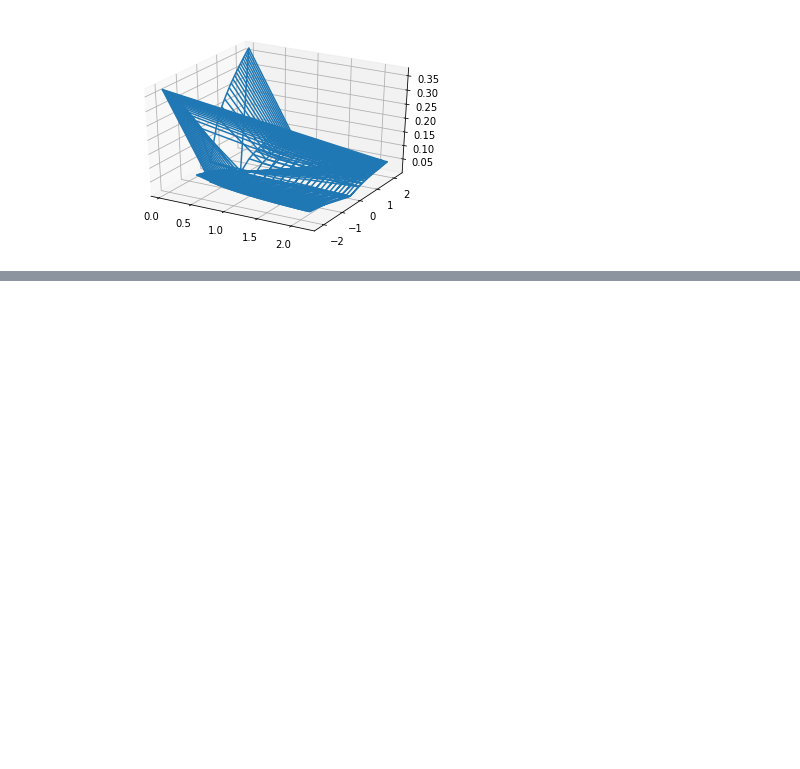
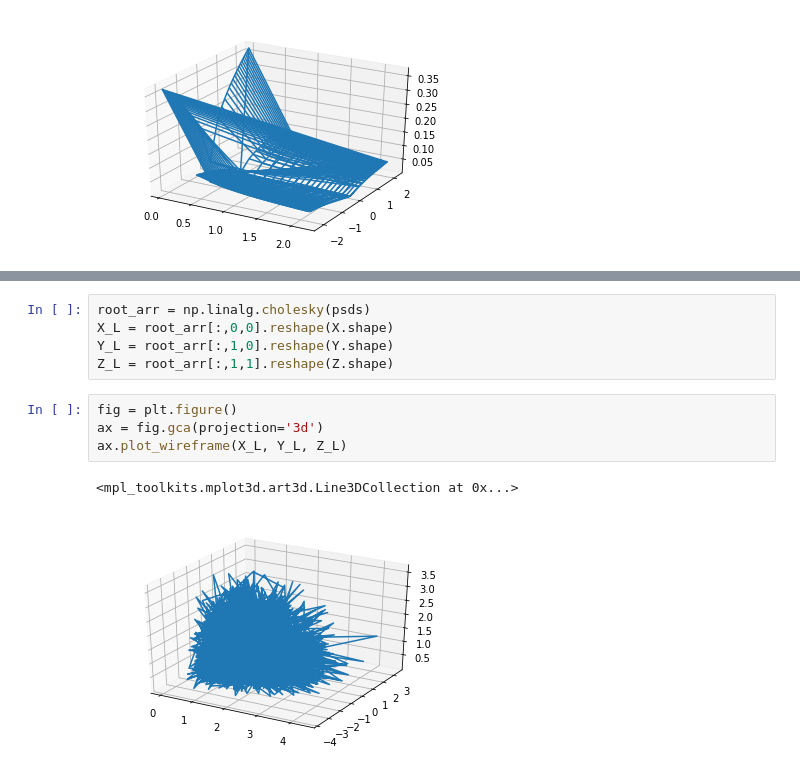
Before and after one commit to nchiprut/cvxOpt, a Jupyter notebook: psdCone.ipynb, the cells around one changed output, grey strips where cells are left out. Drawn from its saved outputs; the diff is of its cells as text; blank space fills up the shorter version.

Commit message:
pdsCone: Added more approach to view cholesky space.
Signed-off-by: Nisan Chiprut <nisan.chiprut@mail.huji.ac.il>

```diff
--- a/psdCone.ipynb
+++ b/psdCone.ipynb
@@ -38,0 +52,12 @@ ax.plot_wireframe(X_L, Y_L, Z_L)
+# %%
+root_arr = np.linalg.cholesky(psds)
+X_L = root_arr[:,0,0].reshape(X.shape)
+Y_L = root_arr[:,1,0].reshape(Y.shape)
+Z_L = root_arr[:,1,1].reshape(Z.shape)
+# %%
+fig = plt.figure()
+ax = fig.gca(projection='3d')
+ax.plot_wireframe(X_L, Y_L, Z_L)
+# %% [output]
+<mpl_toolkits.mplot3d.art3d.Line3DCollection at 0x...>
+[figure, added]
```
Also changed, not shown: parts of 2 cells of this notebook.
